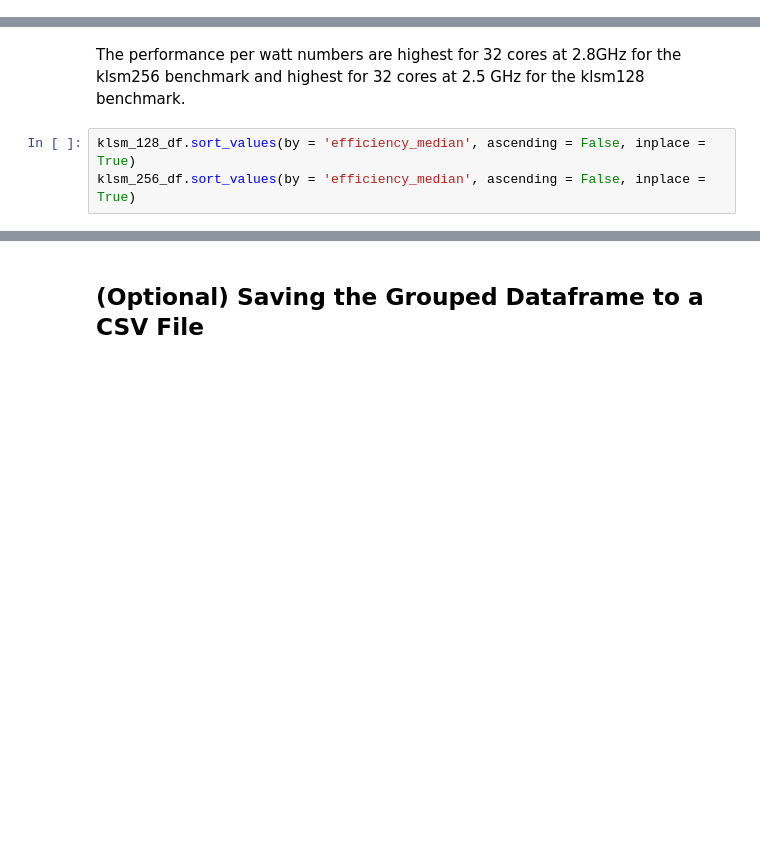
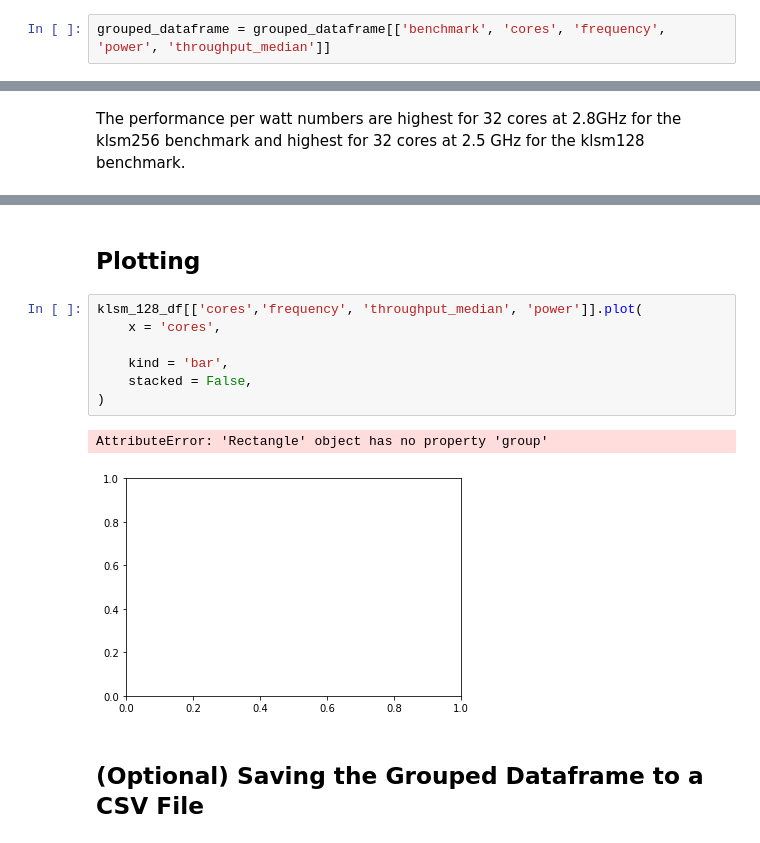
Before and after one commit to madhava20217/Relaxed_Memory_study, a Jupyter notebook: klsm_analysis.ipynb, the cells around one changed output, grey strips where cells are left out. Drawn from its saved outputs; the diff is of its cells as text; blank space fills up the shorter version.

```diff
--- a/klsm_analysis.ipynb
+++ b/klsm_analysis.ipynb
@@ -69,3 +69,5 @@ grouped_dataframe.reset_index(inplace = True)
 #rename columns for better visibility and splitting
 grouped_dataframe.columns = ['benchmark', 'cores', 'frequency', 'power', 'throughput_mean', 'throughput_min', 'throughput_max', 'throughput_median',
                             'efficiency_mean', 'efficiency_min', 'efficiency_max', 'efficiency_median']
+# %%
+grouped_dataframe = grouped_dataframe[['benchmark', 'cores', 'frequency', 'power', 'throughput_median']]
@@ -74,6 +86,3 @@ klsm_128_df = grouped_dataframe[grouped_dataframe['benchmark'] == 'klsm128']
 klsm_256_df = grouped_dataframe[grouped_dataframe['benchmark'] == 'klsm256']
 # %% [markdown]
 The performance per watt numbers are highest for 32 cores at 2.8GHz for the klsm256 benchmark and highest for 32 cores at 2.5 GHz for the klsm128 benchmark.
-# %%
-klsm_128_df.sort_values(by = 'efficiency_median', ascending = False, inplace = True)
-klsm_256_df.sort_values(by = 'efficiency_median', ascending = False, inplace = True)
@@ -134,3 +137,15 @@ sns.lineplot(x = grouped_dataframe.index, )
+# %% [markdown]
+## Plotting
+# %%
+klsm_128_df[['cores','frequency', 'throughput_median', 'power']].plot(
+    x = 'cores',
+
+    kind = 'bar',
+    stacked = False,
+)
+# %% [output]
+AttributeError: 'Rectangle' object has no property 'group'
+[figure, added]
 # %% [markdown]
 ## (Optional) Saving the Grouped Dataframe to a CSV File
 # %%
```
Also changed, not shown: parts of 6 cells of this notebook.
